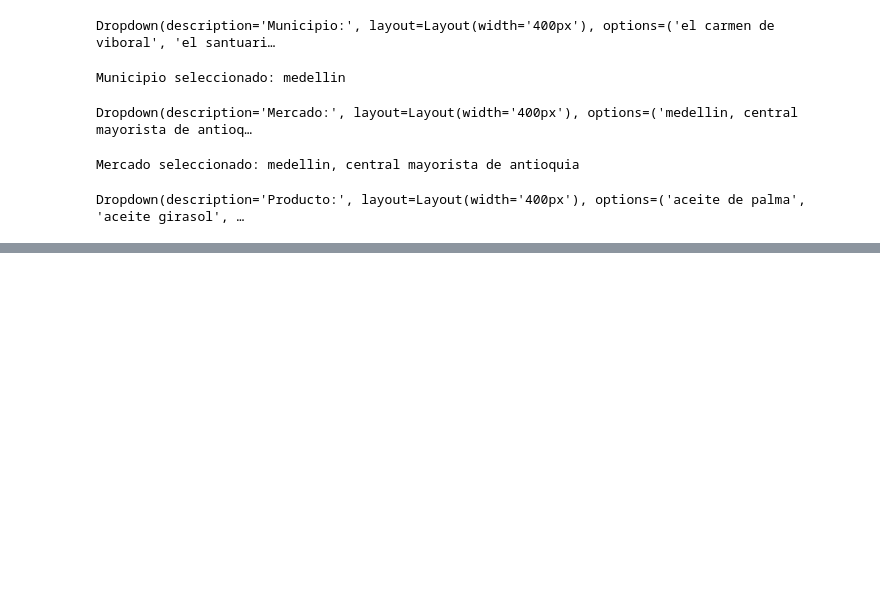
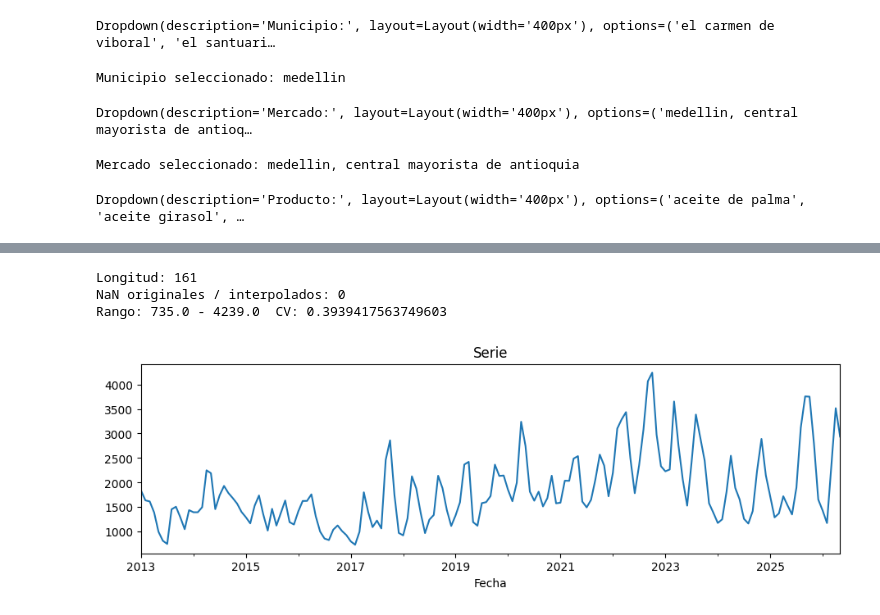
Before and after one commit to daniel-barona/Analisis_de_datos_sipsa, a Jupyter notebook: 00_descargas.ipynb, the cells around one changed output, grey strips where cells are left out. Saved outputs shown, nothing was run; the diff lists cells and outputs as text; code cells hidden in the pictures; blank space fills up the shorter version.

```diff
--- a/00_descargas.ipynb
+++ b/00_descargas.ipynb
@@ -2012,7 +2012,7 @@ departamentos
  'tolima',
  'valle del cauca']
 # %%
-departamentos = ['Colombia'] + departamentos
+departamentos = ['colombia'] + departamentos
 # %%
 dropdown_departamento = widgets.Dropdown(
     options=departamentos,
@@ -2136,6 +2119,0 @@ serie.rename(
-# %%
-# Completar la frecuencia mensual
-serie = serie.asfreq("MS")
-
-# Interpolación basada en el tiempo
-serie["precio"] = serie["precio"].interpolate(method="linear")
@@ -2452,0 +2157,27 @@ plt.show()
+# %%
+def preparar_serie(df, mercado, producto):
+    serie = (
+        df[
+            (df['Mercado'] == mercado) &
+            (df['Producto'] == producto)
+        ][['Fecha', 'Precio promedio por kilogramo*']]
+        .copy()
+    )
+
+    serie = serie.sort_values('Fecha')
+    serie.set_index('Fecha', inplace=True)
+
+    serie.rename(
+        columns={'Precio promedio por kilogramo*': 'precio'},
+        inplace=True,
+    )
+
+    # Si hay varios registros en la misma fecha (p.ej. municipios), promediamos
+    serie = serie.groupby(serie.index).mean()
+
+    # Frecuencia mensual + relleno de huecos
+    serie = serie.asfreq('MS').interpolate('linear').ffill().bfill()
+
+    return serie['precio']
+y = preparar_serie(df, mercado, producto)
+y.head()
@@ -2452,0 +2193,10 @@ plt.show()
+# %%
+print("Longitud:", len(y))
+print("NaN originales / interpolados:", y.isna().sum())
+print("Rango:", y.min(), "-", y.max(), " CV:", y.std()/y.mean())
+y.plot(figsize=(11,3), title="Serie"); plt.show()
+# %% [output]
+Longitud: 161
+NaN originales / interpolados: 0
+Rango: 735.0 - 4239.0  CV: 0.3939417563749603
+[figure, added]
```
Also changed, not shown: parts of 43 cells of this notebook.
